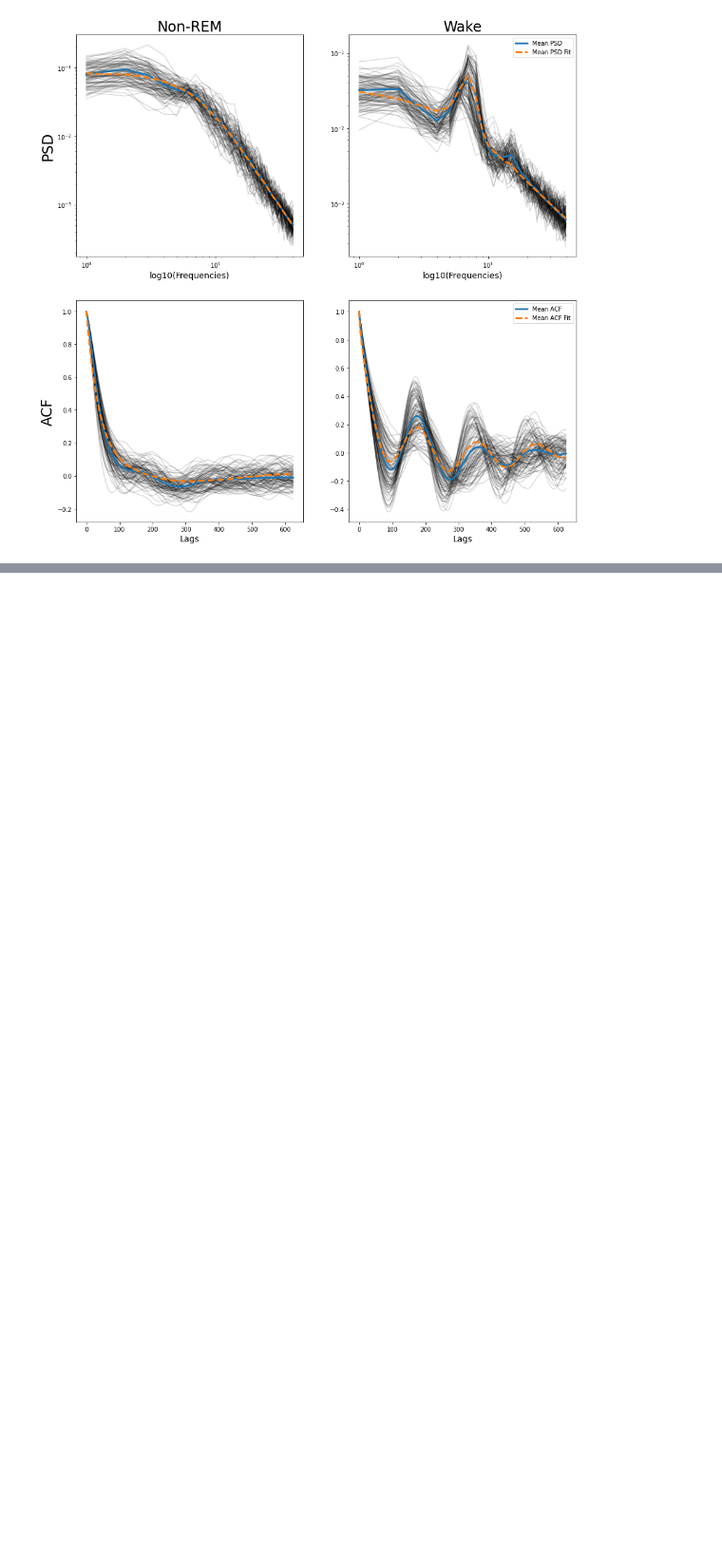
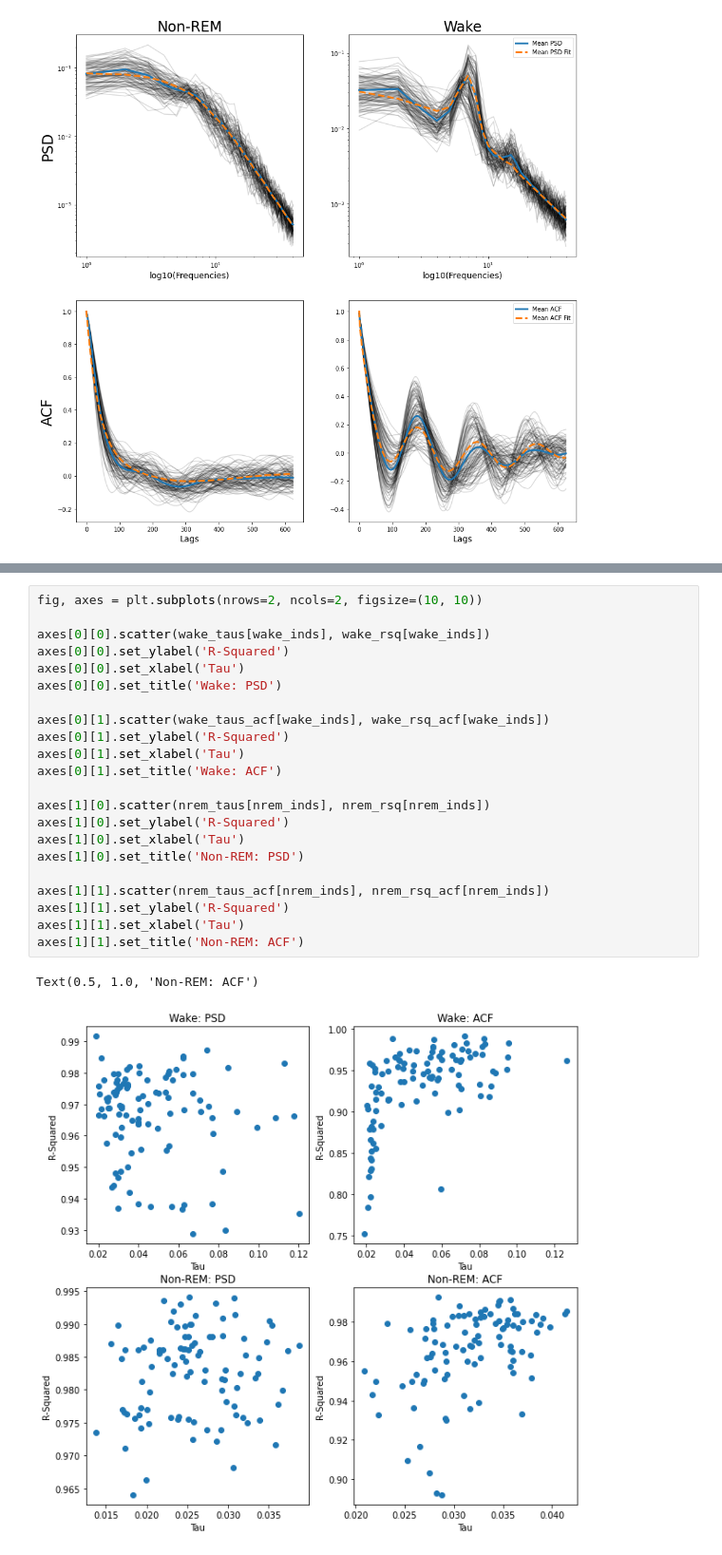
Before and after one commit to voytekresearch/timescale-methods, a Jupyter notebook: notebooks/sliding_window_timescales.ipynb, the cells around one changed output, grey strips where cells are left out. Shown at 95% size. Cells and saved outputs as stored; diff of their text form; blank space fills up the shorter version.

```diff
--- a/notebooks/sliding_window_timescales.ipynb
+++ b/notebooks/sliding_window_timescales.ipynb
@@ -371,0 +380,25 @@ plot_connected_scatter(wake_rsq_acf[wake_inds], nrem_rsq_acf[nrem_inds], axes[1]
+# %%
+fig, axes = plt.subplots(nrows=2, ncols=2, figsize=(10, 10))
+
+axes[0][0].scatter(wake_taus[wake_inds], wake_rsq[wake_inds])
+axes[0][0].set_ylabel('R-Squared')
+axes[0][0].set_xlabel('Tau')
+axes[0][0].set_title('Wake: PSD')
+
+axes[0][1].scatter(wake_taus_acf[wake_inds], wake_rsq_acf[wake_inds])
+axes[0][1].set_ylabel('R-Squared')
+axes[0][1].set_xlabel('Tau')
+axes[0][1].set_title('Wake: ACF')
+
+axes[1][0].scatter(nrem_taus[nrem_inds], nrem_rsq[nrem_inds])
+axes[1][0].set_ylabel('R-Squared')
+axes[1][0].set_xlabel('Tau')
+axes[1][0].set_title('Non-REM: PSD')
+
+axes[1][1].scatter(nrem_taus_acf[nrem_inds], nrem_rsq_acf[nrem_inds])
+axes[1][1].set_ylabel('R-Squared')
+axes[1][1].set_xlabel('Tau')
+axes[1][1].set_title('Non-REM: ACF')
+# %% [output]
+Text(0.5, 1.0, 'Non-REM: ACF')
+[figure, added]
```
Also changed, not shown: parts of 6 cells of this notebook.
